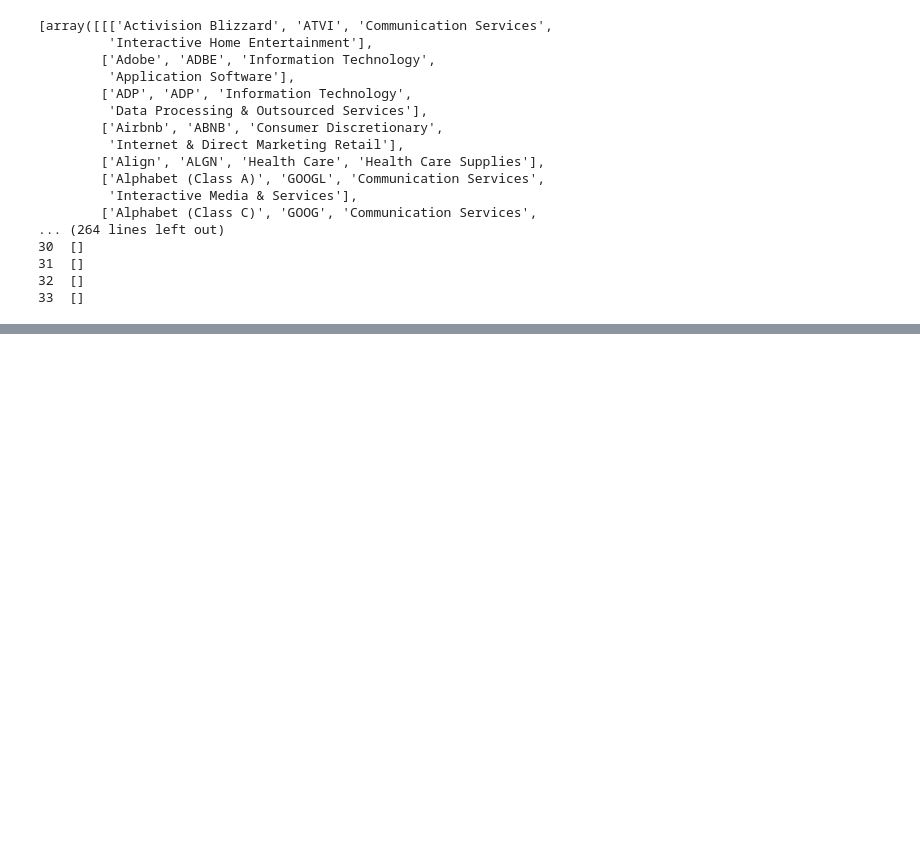
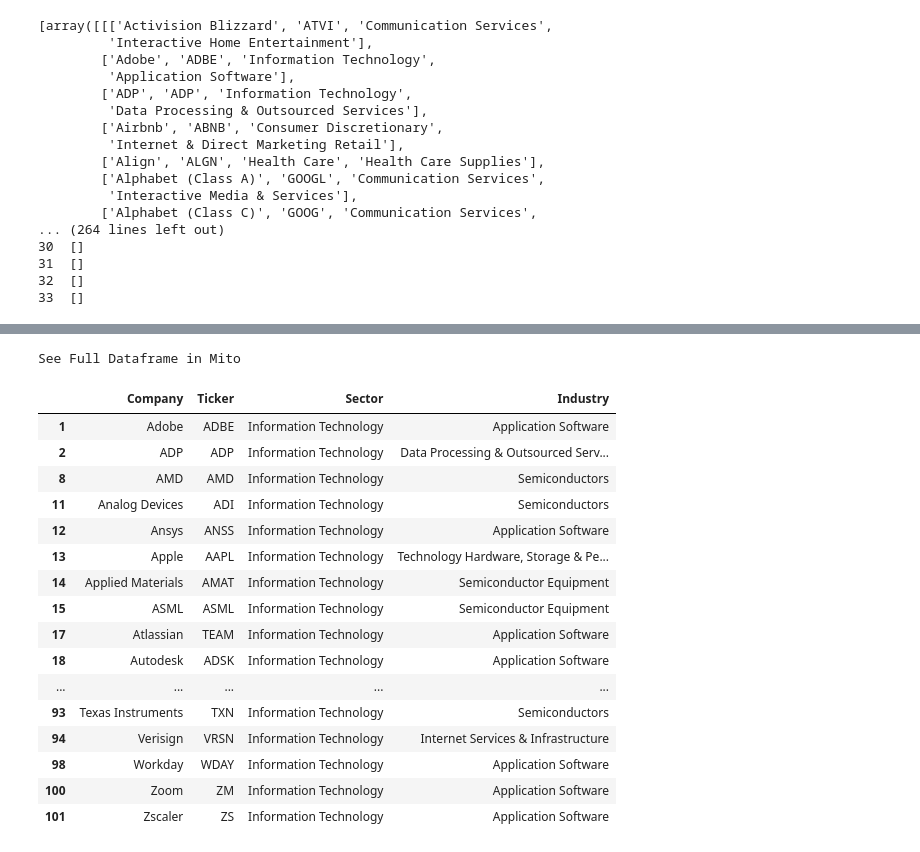
Before and after one commit to bme3412/Python, a Jupyter notebook: Projects/yahoofinance/yf.ipynb, the cells around one changed output, grey strips where cells are left out. Drawn from its saved outputs; the diff is of its cells as text; code cells hidden in the pictures; blank space fills up the shorter version.

```diff
--- a/Projects/yahoofinance/yf.ipynb
+++ b/Projects/yahoofinance/yf.ipynb
@@ -402,0 +637,22 @@ for array in splits2:
+# %%
+tech = ndx_df[ndx_df['Sector']=='Information Technology']
+tech
+# %% [output]
+See Full Dataframe in Mito
+|  | Company | Ticker | Sector | Industry |
+| 1 | Adobe | ADBE | Information Technology | Application Software |
+| 2 | ADP | ADP | Information Technology | Data Processing & Outsourced Serv... |
+| 8 | AMD | AMD | Information Technology | Semiconductors |
+| 11 | Analog Devices | ADI | Information Technology | Semiconductors |
+| 12 | Ansys | ANSS | Information Technology | Application Software |
+| 13 | Apple | AAPL | Information Technology | Technology Hardware, Storage & Pe... |
+| 14 | Applied Materials | AMAT | Information Technology | Semiconductor Equipment |
+| 15 | ASML | ASML | Information Technology | Semiconductor Equipment |
+| 17 | Atlassian | TEAM | Information Technology | Application Software |
+| 18 | Autodesk | ADSK | Information Technology | Application Software |
+| ... | ... | ... | ... | ... |
+| 93 | Texas Instruments | TXN | Information Technology | Semiconductors |
+| 94 | Verisign | VRSN | Information Technology | Internet Services & Infrastructure |
+| 98 | Workday | WDAY | Information Technology | Application Software |
+| 100 | Zoom | ZM | Information Technology | Application Software |
+| 101 | Zscaler | ZS | Information Technology | Application Software |
```
Also changed, not shown: parts of 27 cells of this notebook.
